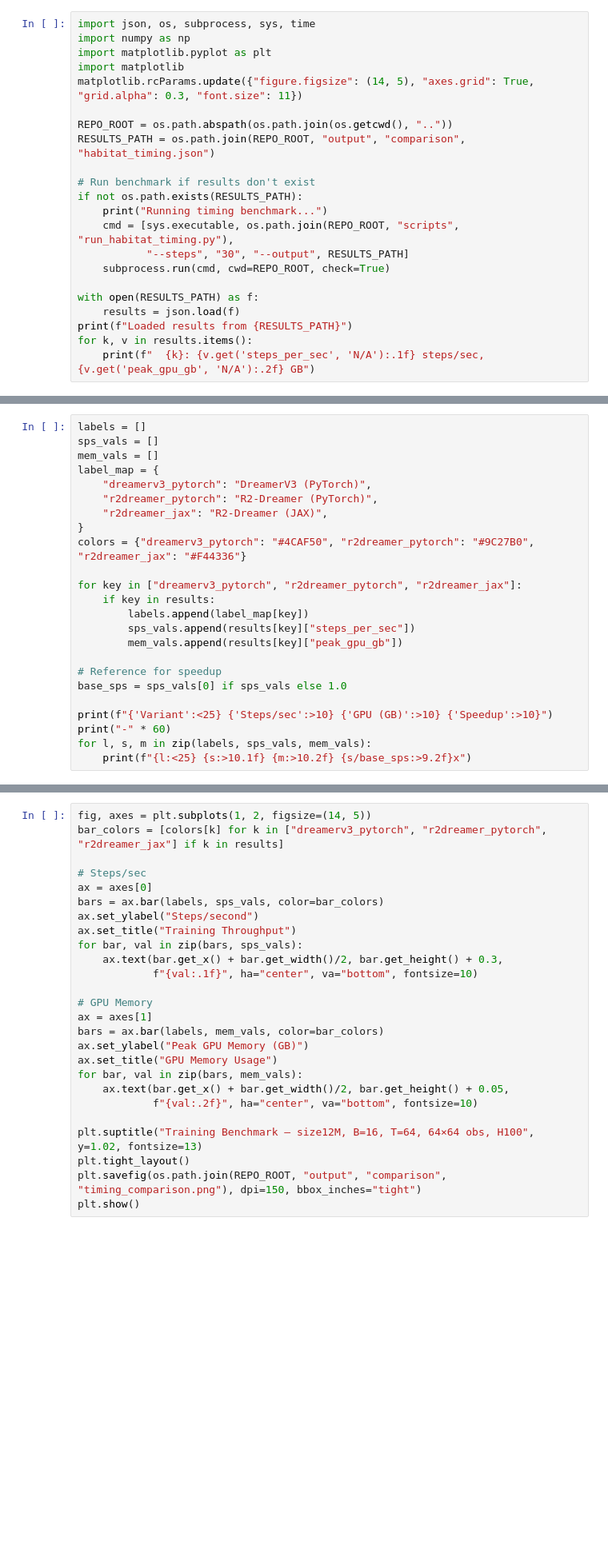
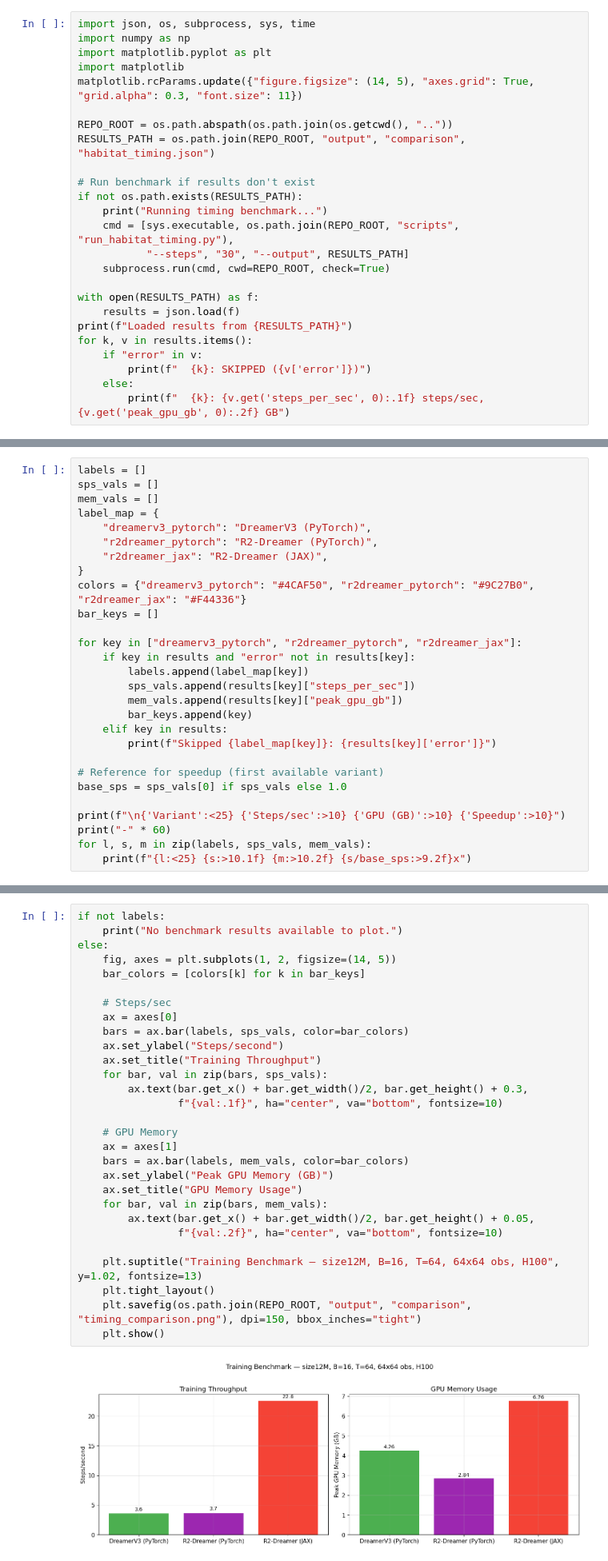
Before and after one commit to LSailer/Master-Thesis-3D-VLA, a Jupyter notebook: notebooks/dreamerv3_jax_vs_pytorch.ipynb, the cells around one changed output, grey strips where cells are left out. Shown at 80% size. Cells and saved outputs as stored; diff of their text form; blank space fills up the shorter version.

```diff
--- a/notebooks/dreamerv3_jax_vs_pytorch.ipynb
+++ b/notebooks/dreamerv3_jax_vs_pytorch.ipynb
@@ -30,4 +30,7 @@ with open(RESULTS_PATH) as f:
     results = json.load(f)
 print(f"Loaded results from {RESULTS_PATH}")
 for k, v in results.items():
-    print(f"  {k}: {v.get('steps_per_sec', 'N/A'):.1f} steps/sec, {v.get('peak_gpu_gb', 'N/A'):.2f} GB")
+    if "error" in v:
+        print(f"  {k}: SKIPPED ({v['error']})")
+    else:
+        print(f"  {k}: {v.get('steps_per_sec', 0):.1f} steps/sec, {v.get('peak_gpu_gb', 0):.2f} GB")
@@ -41,17 +75,21 @@ label_map = {
     "r2dreamer_jax": "R2-Dreamer (JAX)",
 }
 colors = {"dreamerv3_pytorch": "#4CAF50", "r2dreamer_pytorch": "#9C27B0", "r2dreamer_jax": "#F44336"}
+bar_keys = []
 
 for key in ["dreamerv3_pytorch", "r2dreamer_pytorch", "r2dreamer_jax"]:
-    if key in results:
+    if key in results and "error" not in results[key]:
         labels.append(label_map[key])
         sps_vals.append(results[key]["steps_per_sec"])
         mem_vals.append(results[key]["peak_gpu_gb"])
+        bar_keys.append(key)
+    elif key in results:
+        print(f"Skipped {label_map[key]}: {results[key]['error']}")
 
-# Reference for speedup
+# Reference for speedup (first available variant)
 base_sps = sps_vals[0] if sps_vals else 1.0
 
-print(f"{'Variant':<25} {'Steps/sec':>10} {'GPU (GB)':>10} {'Speedup':>10}")
+print(f"\n{'Variant':<25} {'Steps/sec':>10} {'GPU (GB)':>10} {'Speedup':>10}")
 print("-" * 60)
 for l, s, m in zip(labels, sps_vals, mem_vals):
     print(f"{l:<25} {s:>10.1f} {m:>10.2f} {s/base_sps:>9.2f}x")
@@ -58,29 +102,34 @@ for l, s, m in zip(labels, sps_vals, mem_vals):
 # %%
-fig, axes = plt.subplots(1, 2, figsize=(14, 5))
-bar_colors = [colors[k] for k in ["dreamerv3_pytorch", "r2dreamer_pytorch", "r2dreamer_jax"] if k in results]
+if not labels:
+    print("No benchmark results available to plot.")
+else:
+    fig, axes = plt.subplots(1, 2, figsize=(14, 5))
+    bar_colors = [colors[k] for k in bar_keys]
 
-# Steps/sec
-ax = axes[0]
-bars = ax.bar(labels, sps_vals, color=bar_colors)
-ax.set_ylabel("Steps/second")
-ax.set_title("Training Throughput")
-for bar, val in zip(bars, sps_vals):
-    ax.text(bar.get_x() + bar.get_width()/2, bar.get_height() + 0.3,
-            f"{val:.1f}", ha="center", va="bottom", fontsize=10)
+    # Steps/sec
+    ax = axes[0]
+    bars = ax.bar(labels, sps_vals, color=bar_colors)
+    ax.set_ylabel("Steps/second")
+    ax.set_title("Training Throughput")
+    for bar, val in zip(bars, sps_vals):
+        ax.text(bar.get_x() + bar.get_width()/2, bar.get_height() + 0.3,
+                f"{val:.1f}", ha="center", va="bottom", fontsize=10)
 
-# GPU Memory
-ax = axes[1]
-bars = ax.bar(labels, mem_vals, color=bar_colors)
-ax.set_ylabel("Peak GPU Memory (GB)")
-ax.set_title("GPU Memory Usage")
-for bar, val in zip(bars, mem_vals):
-    ax.text(bar.get_x() + bar.get_width()/2, bar.get_height() + 0.05,
-            f"{val:.2f}", ha="center", va="bottom", fontsize=10)
+    # GPU Memory
+    ax = axes[1]
+    bars = ax.bar(labels, mem_vals, color=bar_colors)
+    ax.set_ylabel("Peak GPU Memory (GB)")
+    ax.set_title("GPU Memory Usage")
+    for bar, val in zip(bars, mem_vals):
+        ax.text(bar.get_x() + bar.get_width()/2, bar.get_height() + 0.05,
+                f"{val:.2f}", ha="center", va="bottom", fontsize=10)
 
-plt.suptitle("Training Benchmark — size12M, B=16, T=64, 64×64 obs, H100", y=1.02, fontsize=13)
-plt.tight_layout()
-plt.savefig(os.path.join(REPO_ROOT, "output", "comparison", "timing_comparison.png"), dpi=150, bbox_inches="tight")
-plt.show()
+    plt.suptitle("Training Benchmark — size12M, B=16, T=64, 64x64 obs, H100", y=1.02, fontsize=13)
+    plt.tight_layout()
+    plt.savefig(os.path.join(REPO_ROOT, "output", "comparison", "timing_comparison.png"), dpi=150, bbox_inches="tight")
+    plt.show()
+# %% [output]
+[figure, added]
 # %% [markdown]
 ## Conclusion
 
```
Also changed, not shown: parts of 2 cells of this notebook, 1 other file.
